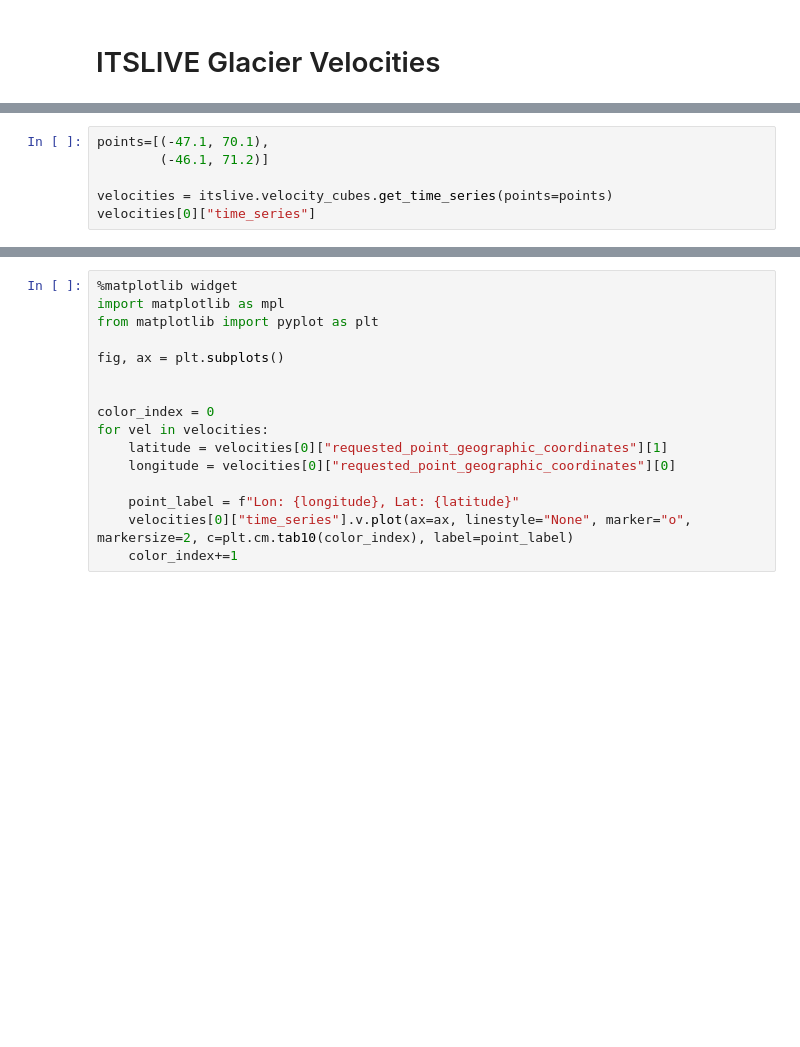
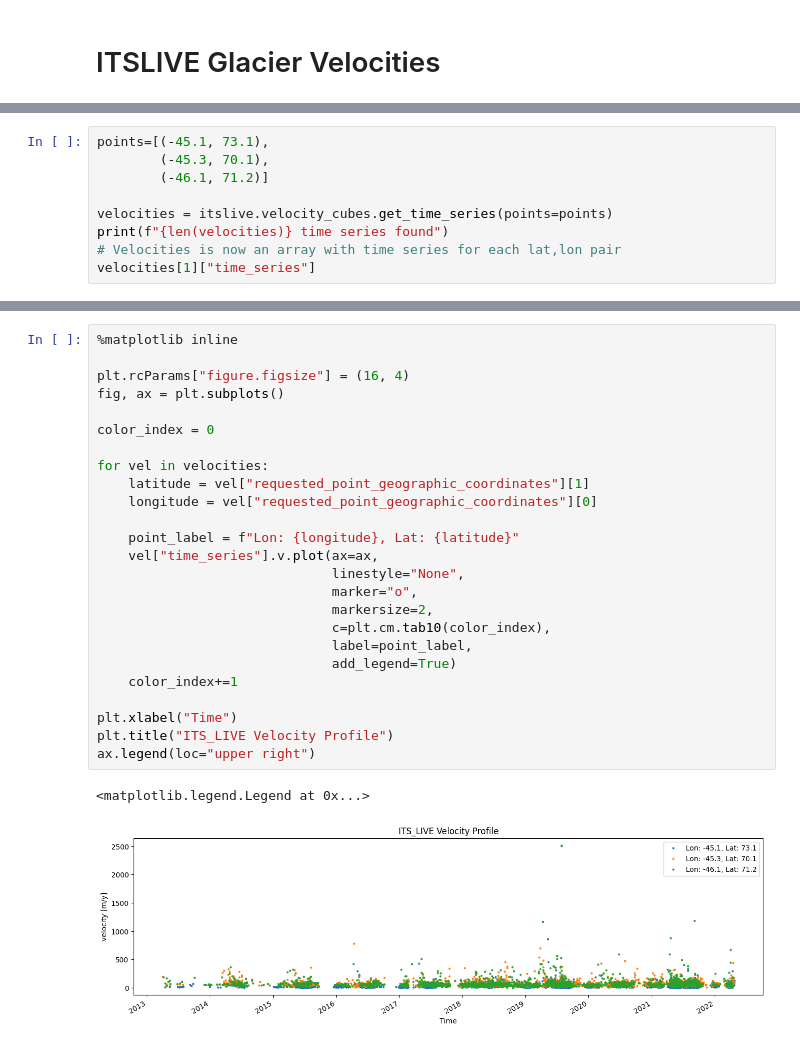
Before and after one commit to nasa-jpl/itslive-py, a Jupyter notebook: notebooks/introduction.ipynb, the cells around one changed output, grey strips where cells are left out. Cells and saved outputs as stored; diff of their text form; blank space fills up the shorter version.

```diff
--- a/notebooks/introduction.ipynb
+++ b/notebooks/introduction.ipynb
@@ -35,9 +36,12 @@ cubes
    'zarr_url': 'http://its-live-data.s3.amazonaws.com/datacubes/v02/N70W040/ITS_LIVE_vel_EPSG3413_G0120_X-50000_Y-2150000.zarr',
    'epsg': 3413}}]
 # %%
-points=[(-47.1, 70.1),
+points=[(-45.1, 73.1),
+        (-45.3, 70.1),
         (-46.1, 71.2)]
 
 velocities = itslive.velocity_cubes.get_time_series(points=points)
-velocities[0]["time_series"]
+print(f"{len(velocities)} time series found")
+# Velocities is now an array with time series for each lat,lon pair
+velocities[1]["time_series"]
 # %% [output]
@@ -61,16 +66,28 @@ Attributes: (12/18)
 # %%
-%matplotlib widget
-import matplotlib as mpl
-from matplotlib import pyplot as plt
+%matplotlib inline
 
+plt.rcParams["figure.figsize"] = (16, 4)
 fig, ax = plt.subplots()
 
+color_index = 0
 
-color_index = 0
 for vel in velocities:
-    latitude = velocities[0]["requested_point_geographic_coordinates"][1]
-    longitude = velocities[0]["requested_point_geographic_coordinates"][0]
+    latitude = vel["requested_point_geographic_coordinates"][1]
+    longitude = vel["requested_point_geographic_coordinates"][0]
 
     point_label = f"Lon: {longitude}, Lat: {latitude}"
-    velocities[0]["time_series"].v.plot(ax=ax, linestyle="None", marker="o", markersize=2, c=plt.cm.tab10(color_index), label=point_label)
+    vel["time_series"].v.plot(ax=ax,
+                              linestyle="None",
+                              marker="o",
+                              markersize=2,
+                              c=plt.cm.tab10(color_index),
+                              label=point_label,
+                              add_legend=True)
     color_index+=1
+
+plt.xlabel("Time")
+plt.title("ITS_LIVE Velocity Profile")
+ax.legend(loc="upper right")
+# %% [output]
+<matplotlib.legend.Legend at 0x...>
+[figure, added]
```
Also changed, not shown: parts of 9 cells of this notebook, 10 other files.
